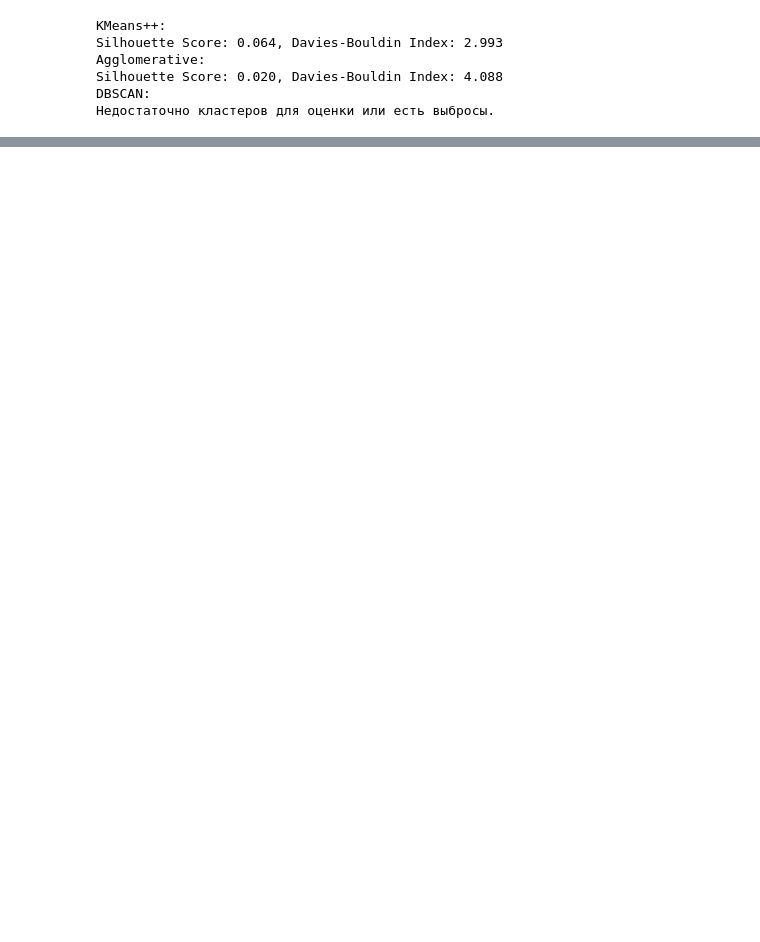
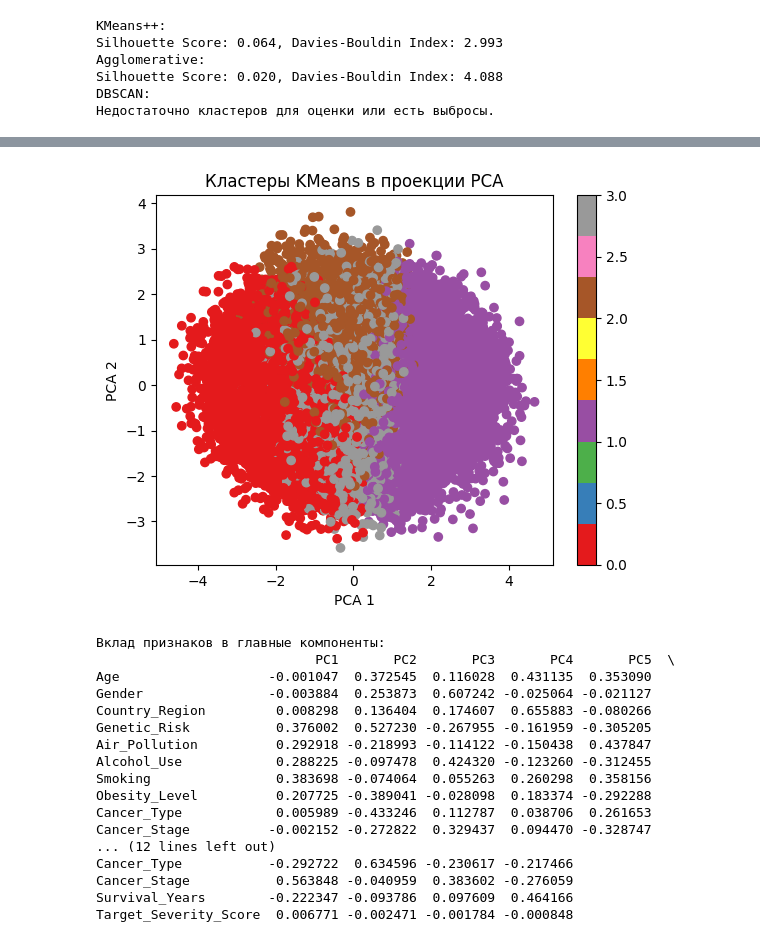
Before and after one commit to Likogeles/madvba_labs, a Jupyter notebook: lab_5.ipynb, the cells around one changed output, grey strips where cells are left out. Drawn from its saved outputs; the diff is of its cells as text; code cells hidden in the pictures; blank space fills up the shorter version.

```diff
--- a/lab_5.ipynb
+++ b/lab_5.ipynb
@@ -248,19 +279,40 @@ evaluate_internal(X_dbscan_clean, labels_dbscan_clean, "DBSCAN (без шумо
 # %%
-pca = PCA(n_components=2)
+import pandas as pd
+
+pca = PCA(n_components=9)
 X_pca = pca.fit_transform(X_scaled)
 
 # Визуализация
 plt.scatter(X_pca[:, 0], X_pca[:, 1], c=labels_kmeans, cmap="Set1")
 plt.title("Кластеры KMeans в проекции PCA")
 plt.xlabel("PCA 1")
 plt.ylabel("PCA 2")
 plt.colorbar()
 plt.show()
 
 # Посмотрим, какие признаки сильнее влияют на компоненты
 loadings = pd.DataFrame(
-    pca.components_.T, columns=["PC1", "PC2"], index=df_encoded.columns
+    pca.components_.T, columns=["PC1", "PC2", "PC3", "PC4", "PC5", "PC6", "PC7", "PC8", "PC9"], index=df_encoded.columns
 )
 
 print("Вклад признаков в главные компоненты:")
 print(loadings)
+# %% [output]
+[figure, added]
+Вклад признаков в главные компоненты:
+                            PC1       PC2       PC3       PC4       PC5  \
+Age                   -0.001047  0.372545  0.116028  0.431135  0.353090
+Gender                -0.003884  0.253873  0.607242 -0.025064 -0.021127
+Country_Region         0.008298  0.136404  0.174607  0.655883 -0.080266
+Genetic_Risk           0.376002  0.527230 -0.267955 -0.161959 -0.305205
+Air_Pollution          0.292918 -0.218993 -0.114122 -0.150438  0.437847
+Alcohol_Use            0.288225 -0.097478  0.424320 -0.123260 -0.312455
+Smoking                0.383698 -0.074064  0.055263  0.260298  0.358156
+Obesity_Level          0.207725 -0.389041 -0.028098  0.183374 -0.292288
+Cancer_Type            0.005989 -0.433246  0.112787  0.038706  0.261653
+Cancer_Stage          -0.002152 -0.272822  0.329437  0.094470 -0.328747
+... (12 lines left out)
+Cancer_Type           -0.292722  0.634596 -0.230617 -0.217466
+Cancer_Stage           0.563848 -0.040959  0.383602 -0.276059
+Survival_Years        -0.222347 -0.093786  0.097609  0.464166
+Target_Severity_Score  0.006771 -0.002471 -0.001784 -0.000848
```
Also changed, not shown: parts of 5 cells of this notebook, 2 other files.
